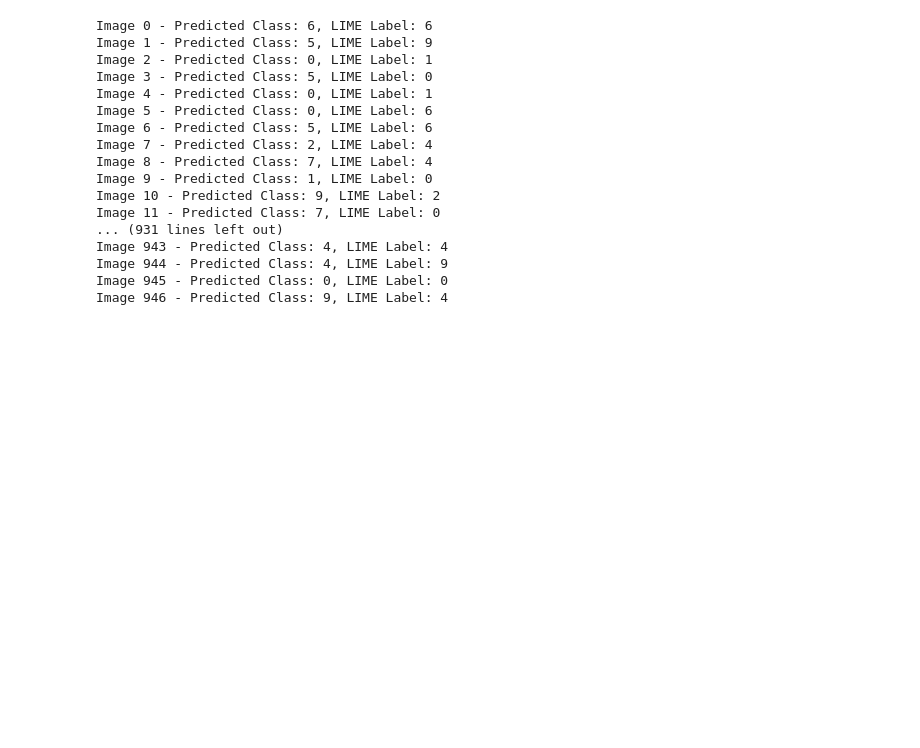
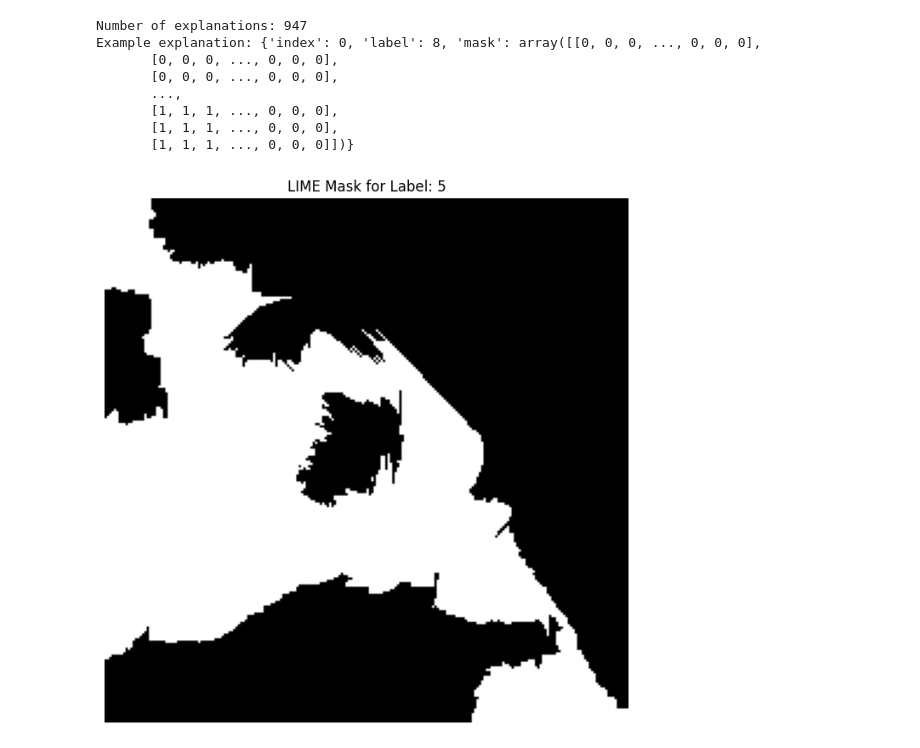
Before and after one commit to Jigyass/SEDPD, a Jupyter notebook: LiME/LimeAttack.ipynb, the cells around one changed output. Saved outputs shown, nothing was run; the diff lists cells and outputs as text; code cells hidden in the pictures; blank space fills up the shorter version.

Commit message:
New lime strat?

```diff
--- a/LiME/LimeAttack.ipynb
+++ b/LiME/LimeAttack.ipynb
@@ -130,35 +81,35 @@ Skipping image 946, predicted class does not match LIME label.
 # %%
-# Test with one image from attack_loader
-for idx, (image_tensor, _) in enumerate(attack_loader):
-    image_tensor = image_tensor.to('cuda')  # Move image to device
+import numpy as np
+import matplotlib.pyplot as plt
 
-    # Get model prediction for the current image
-    outputs = model(image_tensor)
-    predicted_class = torch.argmax(outputs, dim=1).item()
+lime_explanations = np.load('/home/j597s263/scratch/j597s263/Datasets/Explanation_values/lime_ConvImag.npy', allow_pickle=True)
 
-    # Get the corresponding LIME explanation
-    lime_explanation = lime_explanations[idx]
-    lime_label = lime_explanation['label']  # Extract the label from the LIME explanation
-
-    # Print the predicted class and LIME label
-    print(f"Image {idx} - Predicted Class: {predicted_class}, LIME Label: {lime_label}")
-
-    # Stop after testing one image
+print(f"Number of explanations: {len(lime_explanations)}")
+print(f"Example explanation: {lime_explanations[0]}")
 # %% [output]
-Image 0 - Predicted Class: 6, LIME Label: 6
-Image 1 - Predicted Class: 5, LIME Label: 9
-Image 2 - Predicted Class: 0, LIME Label: 1
-Image 3 - Predicted Class: 5, LIME Label: 0
-Image 4 - Predicted Class: 0, LIME Label: 1
-Image 5 - Predicted Class: 0, LIME Label: 6
-Image 6 - Predicted Class: 5, LIME Label: 6
-Image 7 - Predicted Class: 2, LIME Label: 4
-Image 8 - Predicted Class: 7, LIME Label: 4
-Image 9 - Predicted Class: 1, LIME Label: 0
-Image 10 - Predicted Class: 9, LIME Label: 2
-Image 11 - Predicted Class: 7, LIME Label: 0
-... (931 lines left out)
-Image 943 - Predicted Class: 4, LIME Label: 4
-Image 944 - Predicted Class: 4, LIME Label: 9
-Image 945 - Predicted Class: 0, LIME Label: 0
-Image 946 - Predicted Class: 9, LIME Label: 4
+Number of explanations: 947
+Example explanation: {'index': 0, 'label': 8, 'mask': array([[0, 0, 0, ..., 0, 0, 0],
+       [0, 0, 0, ..., 0, 0, 0],
+       [0, 0, 0, ..., 0, 0, 0],
+       ...,
+       [1, 1, 1, ..., 0, 0, 0],
+       [1, 1, 1, ..., 0, 0, 0],
+       [1, 1, 1, ..., 0, 0, 0]])}
+# %%
+import numpy as np
+import matplotlib.pyplot as plt
+
+lime_explanations = np.load('/home/j597s263/scratch/j597s263/Datasets/Explanation_values/lime_ConvImag.npy', allow_pickle=True)
+
+first_explanation = lime_explanations[434]
+
+first_mask = first_explanation['mask']
+first_label = first_explanation['label']
+
+plt.figure(figsize=(8, 8))
+plt.imshow(first_mask, cmap='gray')
+plt.title(f"LIME Mask for Label: {first_label}")
+plt.axis('off')
+plt.show()
+# %% [output]
+[figure, added]
```
Also changed, not shown: parts of 2 cells of this notebook, 1 other file.
